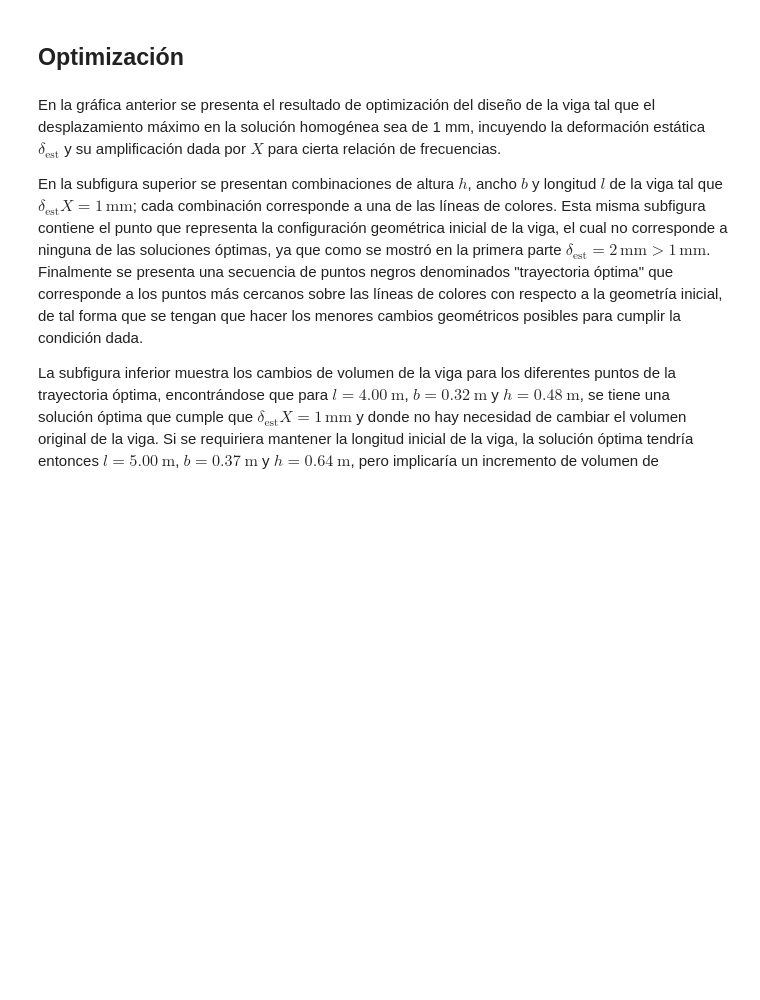
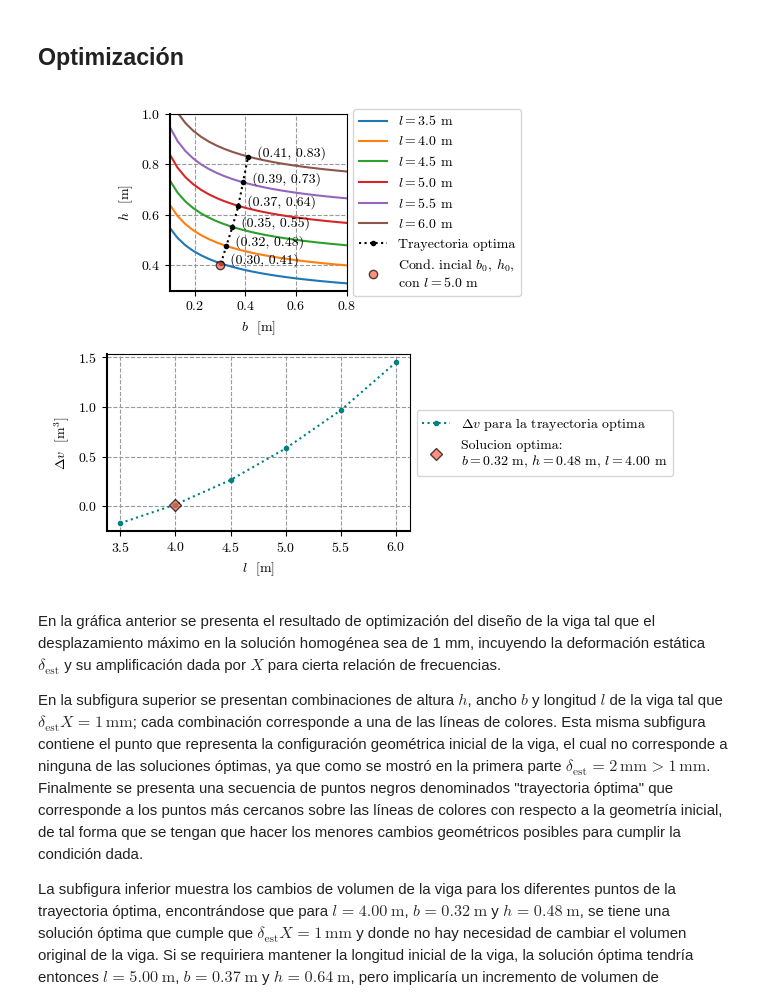
Before and after one commit to eamontoyaa/dinamica_de_suelos_EAFIT, a Jupyter notebook: notebooks/ej_optimizacion_viga.ipynb, the cells around one changed output. Saved outputs shown, nothing was run; the diff lists cells and outputs as text; code cells hidden in the pictures; blank space fills up the shorter version.

```diff
--- a/notebooks/ej_optimizacion_viga.ipynb
+++ b/notebooks/ej_optimizacion_viga.ipynb
@@ -18,3 +9,31 @@ from ipywidgets import interact, FloatSlider, FloatText
+# %%
+import pandas as pd
+import numpy as np
+import matplotlib.pyplot as plt
+import matplotlib as mpl
+from IPython.display import Math
+from ipywidgets import interact, FloatSlider, FloatText, fixed
+from IPython import get_ipython
+from IPython.display import display, clear_output
+
+if 'google.colab' in str(get_ipython()):
+    %pip install ipympl &> ~/pip-log.txt
+    from google.colab import output
+    output.enable_custom_widget_manager()
+
+%matplotlib widget
+
+mpl.rcParams.update(
+    {
+        # 'figure.dpi': 300,
+        'interactive': False,
+        "text.usetex": False,  # Use mathtext, not LaTeX
+        "font.family": "cmr10",  # Use the Computer modern font
+        "mathtext.fontset": "cm",
+        "axes.formatter.use_mathtext": True,
+        "axes.unicode_minus": False,
+    }
+)
 # %%
 plt.style.use("default")
 mpl.rcParams.update(
@@ -243,8 +275,8 @@ from shapely.geometry import LineString, Point
 fig, axs = plt.subplots(ncols=1, nrows=2, figsize=[6.5, 5])
 
 hb_inicial = Point((0.3, 0.4))
-punto_cercano = list()
-delta_vol = list()
+punto_cercano = []
+delta_vol = []
 
 rango_l = [3.5, 4.0, 4.5, 5.0, 5.5, 6]
 for l in rango_l:
@@ -291,33 +323,36 @@ punto_cercano = np.array(punto_cercano).T
 axs[0].plot(
     *punto_cercano, ls=":", marker=".", color="k", label="Trayectoria optima"
 )
 axs[0].plot(
     0.3, 0.4, ls="", marker="o", color="tomato", markeredgecolor="k", alpha=0.7,
     label="Cond. incial $b_0$, $h_0$,\ncon $l=5.0$ m",
 )
 axs[0].set(
     xlabel="$b$  [m]", ylabel="$h$  [m]", xlim=(0.1, 0.8), ylim=(0.3, 1)
 )
 axs[0].set_aspect("equal", "box")
 
 axs[1].plot(
     rango_l, delta_vol, ls=":", marker=".", color="teal",
     label="$\Delta v$ para la trayectoria optima",
 )
 n_opt = 1
 axs[1].plot(
     rango_l[n_opt], delta_vol[n_opt], ls="", marker="D", color="tomato", markeredgecolor="k", alpha=0.7,
     label=f"Solucion optima:\n$b=${punto_cercano[0, n_opt]:.2f} m, $h=${punto_cercano[1, n_opt]:.2f} m, $l=${rango_l[n_opt]:.2f} m",
 )
 axs[1].set(xlabel="$l$  [m]", ylabel="$\Delta v$  [m$^3$]")
 for ax in axs:
     ax.spines["top"].set_visible(True)
     ax.spines["right"].set_visible(True)
     ax.spines["bottom"].set_linewidth(1.5)
     ax.spines["left"].set_linewidth(1.5)
     ax.grid(True, which="major", color="#999999", linestyle="--")
     ax.legend(loc="center left", bbox_to_anchor=(1.0, 0.5), ncol=1)
 fig.tight_layout()
+plt.show()
+# %% [output]
+[figure, added]
 # %% [markdown]
 En la gráfica anterior se presenta el resultado de optimización del diseño de la viga tal que el desplazamiento máximo en la solución homogénea sea de 1 mm, incuyendo la deformación estática $\delta_\mathrm{est}$ y su amplificación dada por $X$ para cierta relación de frecuencias.
 
```
Also changed, not shown: parts of 5 cells of this notebook, 6 other files.
